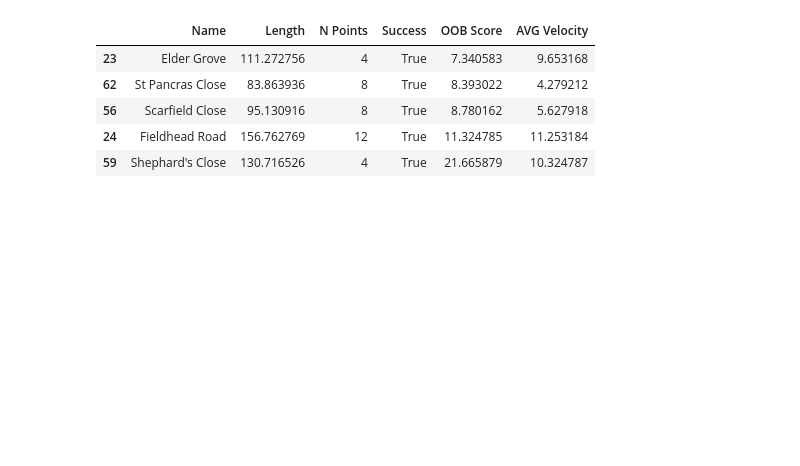
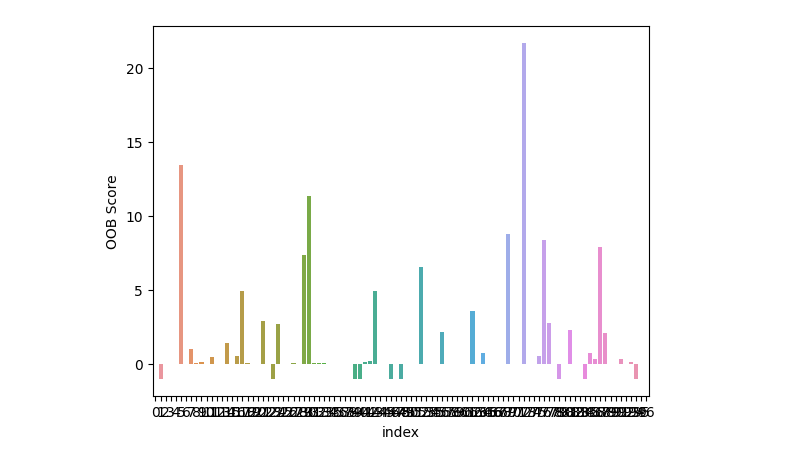
Before and after one commit to PanZWarzywniaka/beamng-ai-testing-kit, a Jupyter notebook: show_results.ipynb, the cells around one changed output. Saved outputs shown, nothing was run; the diff lists cells and outputs as text; code cells hidden in the pictures; blank space fills up the shorter version.

```diff
--- a/show_results.ipynb
+++ b/show_results.ipynb
@@ -48,10 +75,7 @@ df = pd.DataFrame(df_data,
+# %%
+import seaborn as sns
+ax = sns.barplot(data=df.reset_index(), y="OOB Score", x="index")
+# %% [output]
+[figure, added]
 # %%
-df = df.sort_values("OOB Score")
-df.tail()
+df = df.where(df["Success"])
-# %% [output]
-|  | Name | Length | N Points | Success | OOB Score | AVG Velocity |
-| 23 | Elder Grove | 111.272756 | 4 | True | 7.340583 | 9.653168 |
-| 62 | St Pancras Close | 83.863936 | 8 | True | 8.393022 | 4.279212 |
-| 56 | Scarfield Close | 95.130916 | 8 | True | 8.780162 | 5.627918 |
-| 24 | Fieldhead Road | 156.762769 | 12 | True | 11.324785 | 11.253184 |
-| 59 | Shephard's Close | 130.716526 | 4 | True | 21.665879 | 10.324787 |
```
Also changed, not shown: parts of 5 cells of this notebook, 5 other files.
